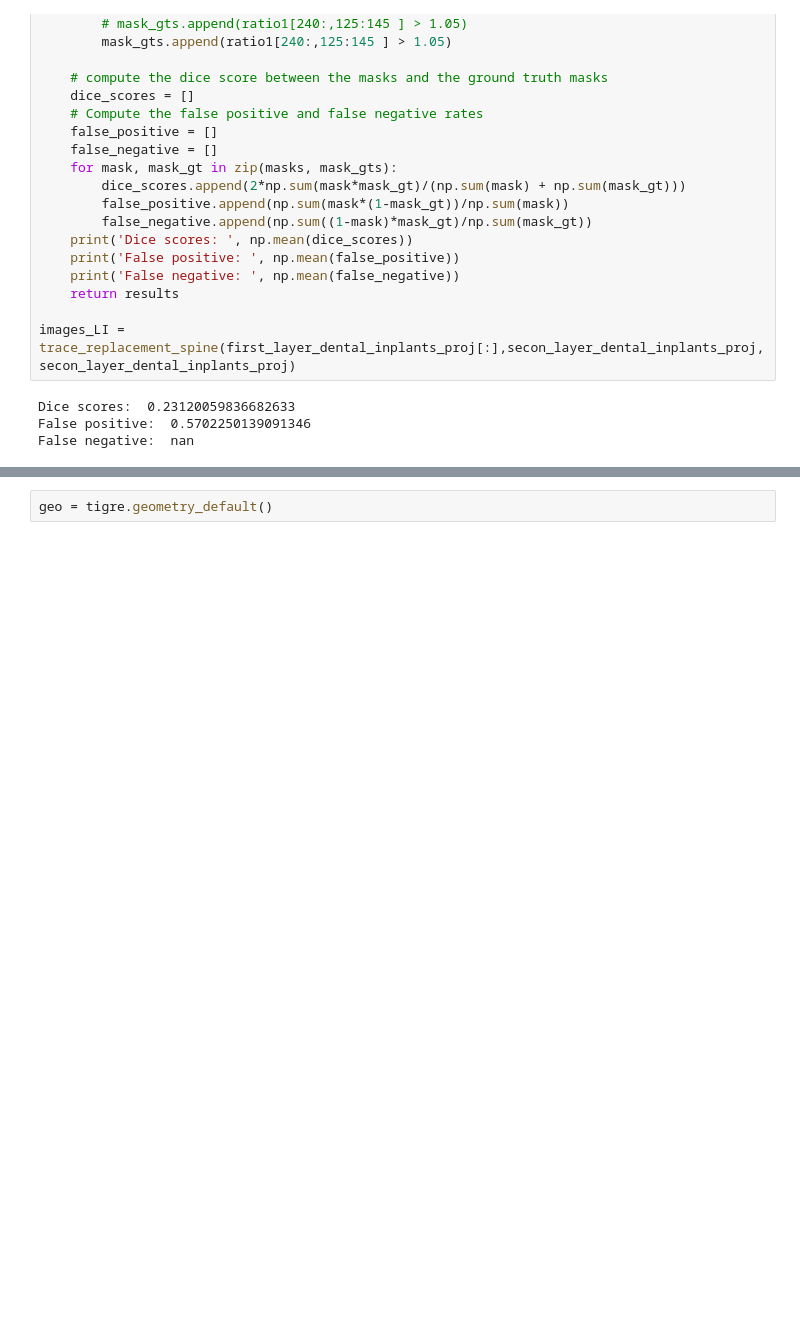
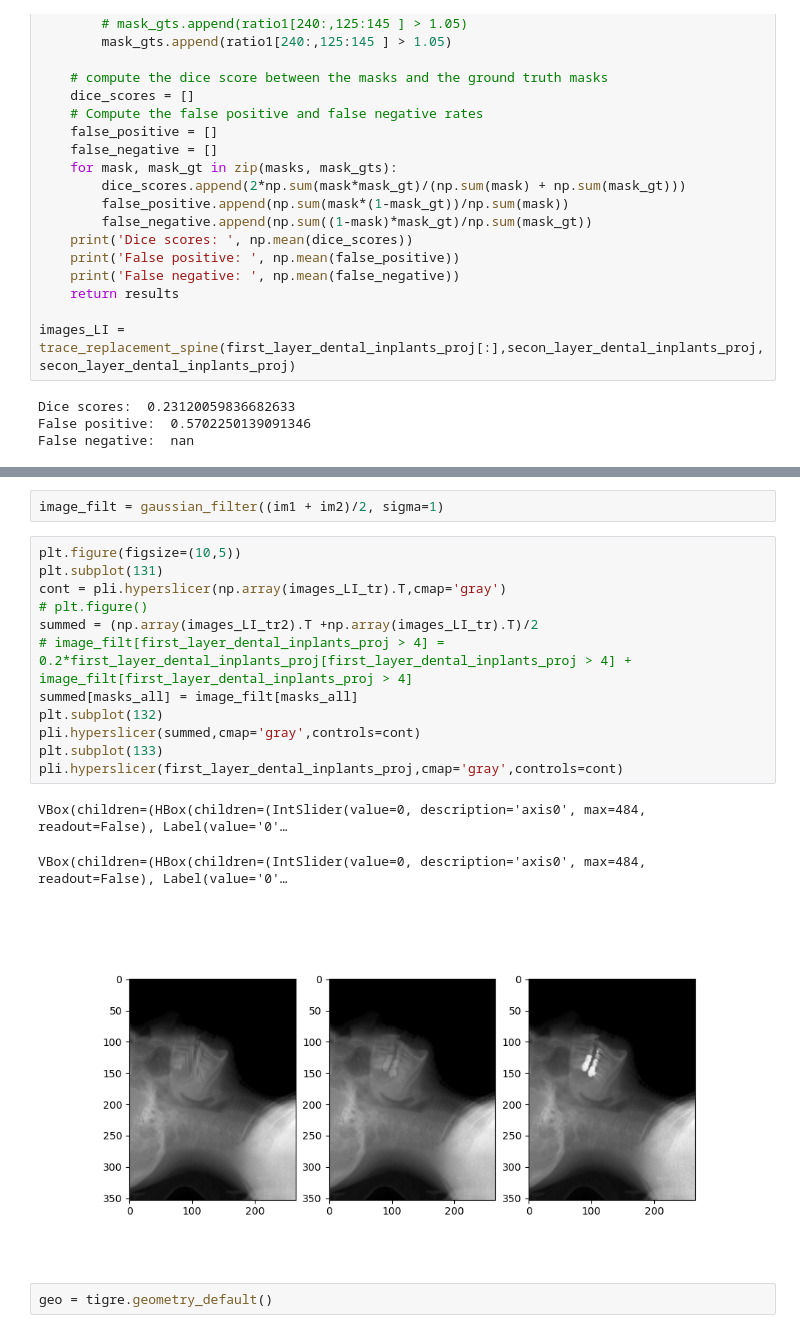
Before and after one commit to jerichooconnell/work-dfci, a Jupyter notebook: 3-jupyter_notebooks_paper/1-initial_CNS_and_MAR_pelvis/mar_matt_noml_aapm_clinical.ipynb, the cells around one changed output, grey strips where cells are left out. Drawn from its saved outputs; the diff is of its cells as text; blank space fills up the shorter version.

```diff
--- a/3-jupyter_notebooks_paper/1-initial_CNS_and_MAR_pelvis/mar_matt_noml_aapm_clinical.ipynb
+++ b/3-jupyter_notebooks_paper/1-initial_CNS_and_MAR_pelvis/mar_matt_noml_aapm_clinical.ipynb
@@ -679,3 +702,21 @@ VBox(children=(HBox(children=(IntSlider(value=0, description='axis0', max=484, r
+# %%
+image_filt = gaussian_filter((im1 + im2)/2, sigma=1)
+# %%
+plt.figure(figsize=(10,5))
+plt.subplot(131)
+cont = pli.hyperslicer(np.array(images_LI_tr).T,cmap='gray')
+# plt.figure()
+summed = (np.array(images_LI_tr2).T +np.array(images_LI_tr).T)/2
+# image_filt[first_layer_dental_inplants_proj > 4] = 0.2*first_layer_dental_inplants_proj[first_layer_dental_inplants_proj > 4] + image_filt[first_layer_dental_inplants_proj > 4]
+summed[masks_all] = image_filt[masks_all]
+plt.subplot(132)
+pli.hyperslicer(summed,cmap='gray',controls=cont)
+plt.subplot(133)
+pli.hyperslicer(first_layer_dental_inplants_proj,cmap='gray',controls=cont)
+# %% [output]
+VBox(children=(HBox(children=(IntSlider(value=0, description='axis0', max=484, readout=False), Label(value='0'…
+VBox(children=(HBox(children=(IntSlider(value=0, description='axis0', max=484, readout=False), Label(value='0'…
+[figure, added]
 # %%
 geo = tigre.geometry_default()
 # %%
```
Also changed, not shown: parts of 8 cells of this notebook, 1 other file.
